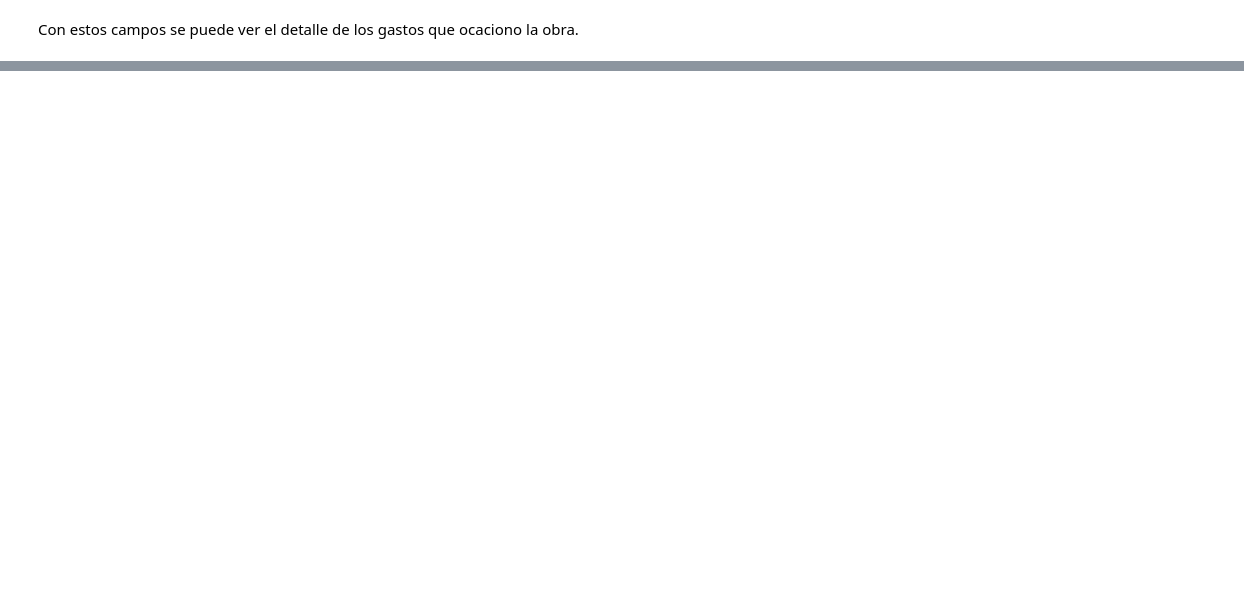
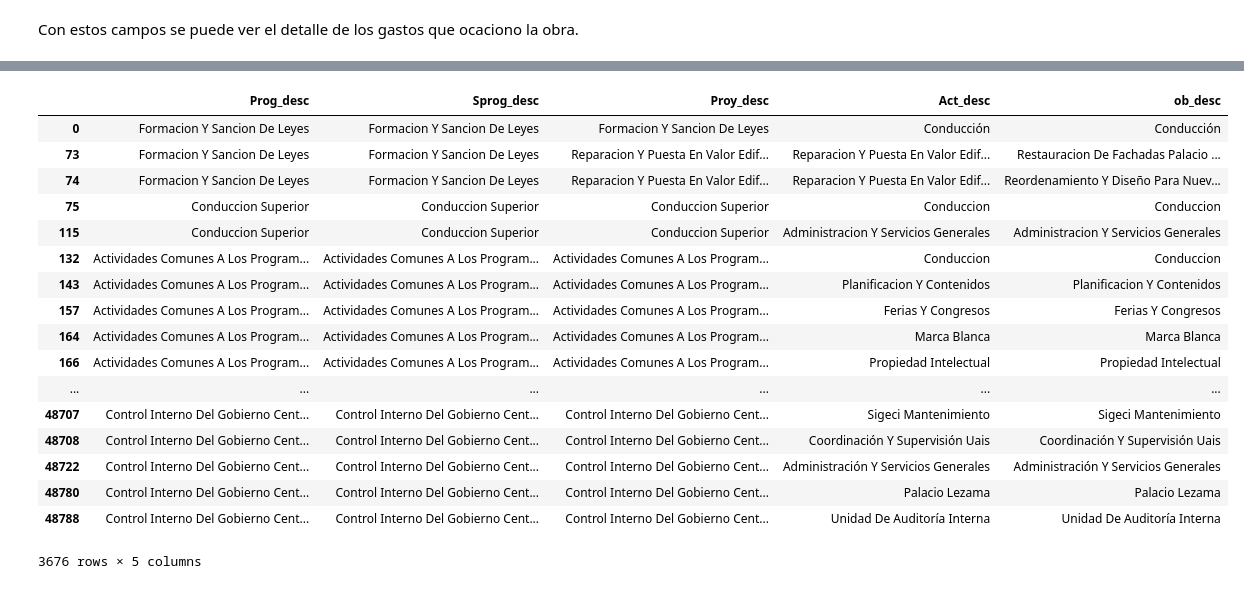
Before and after one commit to dhsantos/Calidad-De-Datos, a Jupyter notebook: asignaciones/tp-aprox_calidad/tp.ipynb, the cells around one changed output, grey strips where cells are left out. Saved outputs shown, nothing was run; the diff lists cells and outputs as text; code cells hidden in the pictures; blank space fills up the shorter version.

```diff
--- a/asignaciones/tp-aprox_calidad/tp.ipynb
+++ b/asignaciones/tp-aprox_calidad/tp.ipynb
@@ -376,0 +273,23 @@ plt.show()
+# %%
+df_partida =  presupuesto[["Prog_desc","Sprog_desc","Proy_desc","Act_desc","ob_desc",]].drop_duplicates()
+
+display(df_partida)
+# %% [output]
+|  | Prog_desc | Sprog_desc | Proy_desc | Act_desc | ob_desc |
+| 0 | Formacion Y Sancion De Leyes | Formacion Y Sancion De Leyes | Formacion Y Sancion De Leyes | Conducción | Conducción |
+| 73 | Formacion Y Sancion De Leyes | Formacion Y Sancion De Leyes | Reparacion Y Puesta En Valor Edif... | Reparacion Y Puesta En Valor Edif... | Restauracion De Fachadas Palacio ... |
+| 74 | Formacion Y Sancion De Leyes | Formacion Y Sancion De Leyes | Reparacion Y Puesta En Valor Edif... | Reparacion Y Puesta En Valor Edif... | Reordenamiento Y Diseño Para Nuev... |
+| 75 | Conduccion Superior | Conduccion Superior | Conduccion Superior | Conduccion | Conduccion |
+| 115 | Conduccion Superior | Conduccion Superior | Conduccion Superior | Administracion Y Servicios Generales | Administracion Y Servicios Generales |
+| 132 | Actividades Comunes A Los Program... | Actividades Comunes A Los Program... | Actividades Comunes A Los Program... | Conduccion | Conduccion |
+| 143 | Actividades Comunes A Los Program... | Actividades Comunes A Los Program... | Actividades Comunes A Los Program... | Planificacion Y Contenidos | Planificacion Y Contenidos |
+| 157 | Actividades Comunes A Los Program... | Actividades Comunes A Los Program... | Actividades Comunes A Los Program... | Ferias Y Congresos | Ferias Y Congresos |
+| 164 | Actividades Comunes A Los Program... | Actividades Comunes A Los Program... | Actividades Comunes A Los Program... | Marca Blanca | Marca Blanca |
+| 166 | Actividades Comunes A Los Program... | Actividades Comunes A Los Program... | Actividades Comunes A Los Program... | Propiedad Intelectual | Propiedad Intelectual |
+| ... | ... | ... | ... | ... | ... |
+| 48707 | Control Interno Del Gobierno Cent... | Control Interno Del Gobierno Cent... | Control Interno Del Gobierno Cent... | Sigeci Mantenimiento | Sigeci Mantenimiento |
+| 48708 | Control Interno Del Gobierno Cent... | Control Interno Del Gobierno Cent... | Control Interno Del Gobierno Cent... | Coordinación Y Supervisión Uais | Coordinación Y Supervisión Uais |
+| 48722 | Control Interno Del Gobierno Cent... | Control Interno Del Gobierno Cent... | Control Interno Del Gobierno Cent... | Administración Y Servicios Generales | Administración Y Servicios Generales |
+| 48780 | Control Interno Del Gobierno Cent... | Control Interno Del Gobierno Cent... | Control Interno Del Gobierno Cent... | Palacio Lezama | Palacio Lezama |
+| 48788 | Control Interno Del Gobierno Cent... | Control Interno Del Gobierno Cent... | Control Interno Del Gobierno Cent... | Unidad De Auditoría Interna | Unidad De Auditoría Interna |
+3676 rows × 5 columns
```
Also changed, not shown: parts of 32 cells of this notebook, 4 other files.
